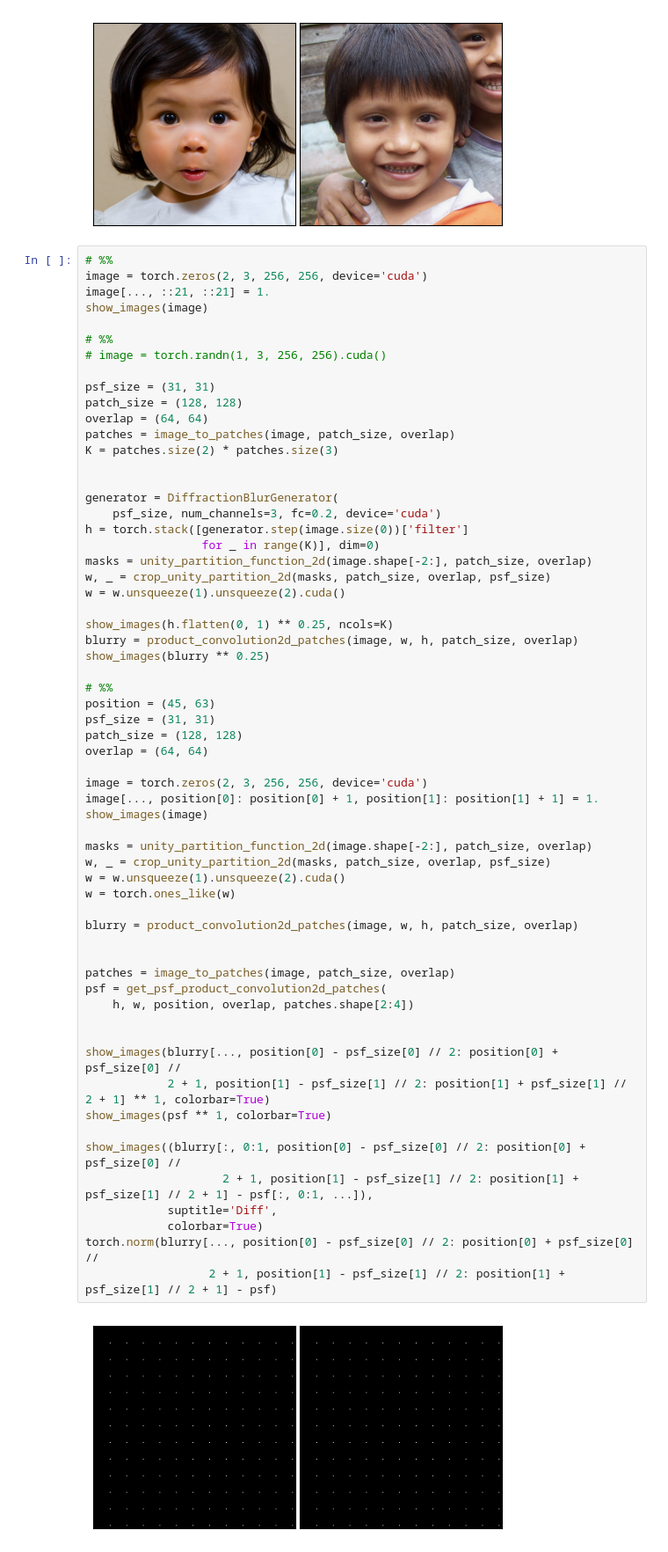
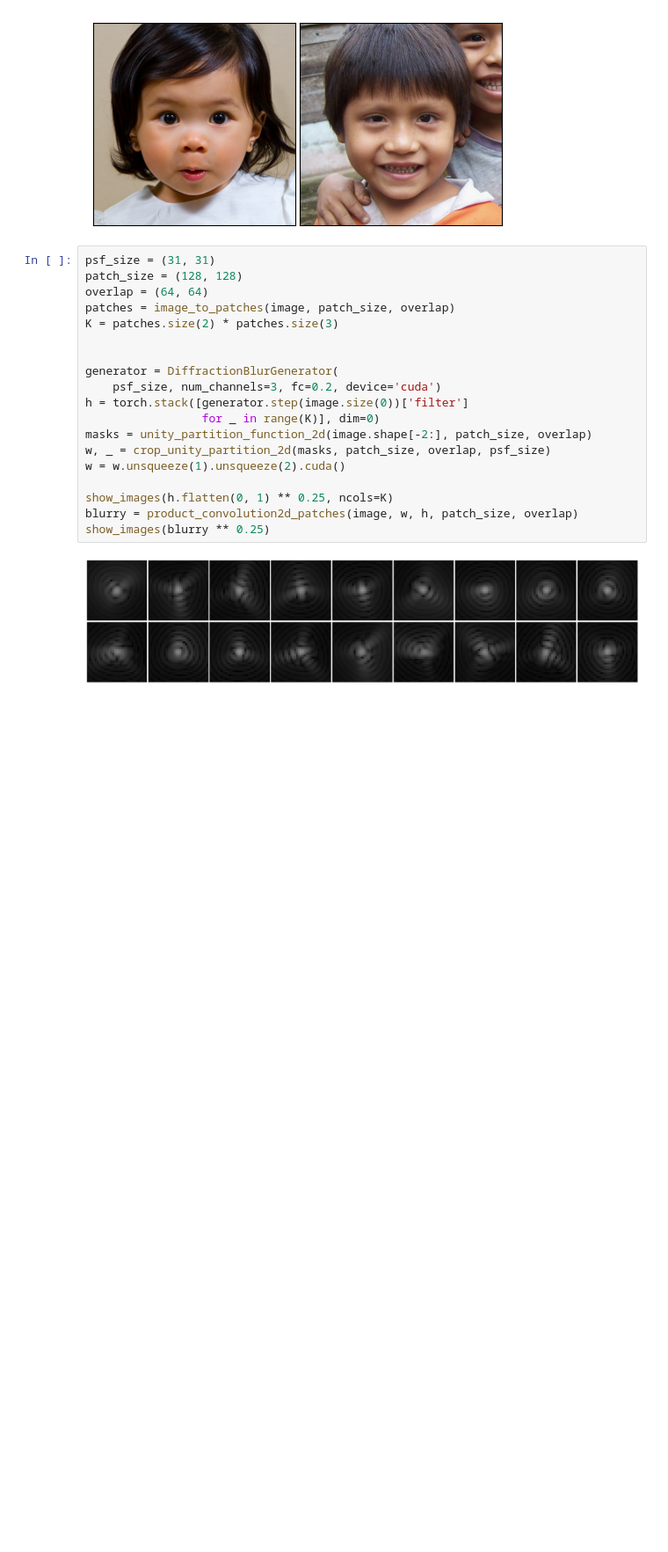
Before and after one commit to samuro95/BregmanOptim, a Jupyter notebook: deepinv/physics/functional/test_product_convolution.ipynb, the cells around one changed output. Shown: that part at 88% size. Saved outputs shown, nothing was run; the diff lists cells and outputs as text; blank space fills up the shorter version.

```diff
--- a/deepinv/physics/functional/test_product_convolution.ipynb
+++ b/deepinv/physics/functional/test_product_convolution.ipynb
@@ -149,65 +155,23 @@ show_images(image)
 # %% [output]
 [figure]
 # %%
-# %%
-image = torch.zeros(2, 3, 256, 256, device='cuda')
-image[..., ::21, ::21] = 1.
-show_images(image)
-
-# %%
-# image = torch.randn(1, 3, 256, 256).cuda()
-
 psf_size = (31, 31)
 patch_size = (128, 128)
 overlap = (64, 64)
 patches = image_to_patches(image, patch_size, overlap)
 K = patches.size(2) * patches.size(3)
 
 
 generator = DiffractionBlurGenerator(
     psf_size, num_channels=3, fc=0.2, device='cuda')
 h = torch.stack([generator.step(image.size(0))['filter']
                  for _ in range(K)], dim=0)
 masks = unity_partition_function_2d(image.shape[-2:], patch_size, overlap)
 w, _ = crop_unity_partition_2d(masks, patch_size, overlap, psf_size)
 w = w.unsqueeze(1).unsqueeze(2).cuda()
 
 show_images(h.flatten(0, 1) ** 0.25, ncols=K)
 blurry = product_convolution2d_patches(image, w, h, patch_size, overlap)
 show_images(blurry ** 0.25)
-
-# %%
-position = (45, 63)
-psf_size = (31, 31)
-patch_size = (128, 128)
-overlap = (64, 64)
-
-image = torch.zeros(2, 3, 256, 256, device='cuda')
-image[..., position[0]: position[0] + 1, position[1]: position[1] + 1] = 1.
-show_images(image)
-
-masks = unity_partition_function_2d(image.shape[-2:], patch_size, overlap)
-w, _ = crop_unity_partition_2d(masks, patch_size, overlap, psf_size)
-w = w.unsqueeze(1).unsqueeze(2).cuda()
-w = torch.ones_like(w)
-
-blurry = product_convolution2d_patches(image, w, h, patch_size, overlap)
-
-
-patches = image_to_patches(image, patch_size, overlap)
-psf = get_psf_product_convolution2d_patches(
-    h, w, position, overlap, patches.shape[2:4])
-
-
-show_images(blurry[..., position[0] - psf_size[0] // 2: position[0] + psf_size[0] //
-            2 + 1, position[1] - psf_size[1] // 2: position[1] + psf_size[1] // 2 + 1] ** 1, colorbar=True)
-show_images(psf ** 1, colorbar=True)
-
-show_images((blurry[:, 0:1, position[0] - psf_size[0] // 2: position[0] + psf_size[0] //
-                    2 + 1, position[1] - psf_size[1] // 2: position[1] + psf_size[1] // 2 + 1] - psf[:, 0:1, ...]),
-            suptitle='Diff',
-            colorbar=True)
-torch.norm(blurry[..., position[0] - psf_size[0] // 2: position[0] + psf_size[0] //
-                  2 + 1, position[1] - psf_size[1] // 2: position[1] + psf_size[1] // 2 + 1] - psf)
 # %% [output]
-[figure, old version]
+[figure, new version]
```
Also changed, not shown: parts of 5 cells of this notebook, 1 other file.
